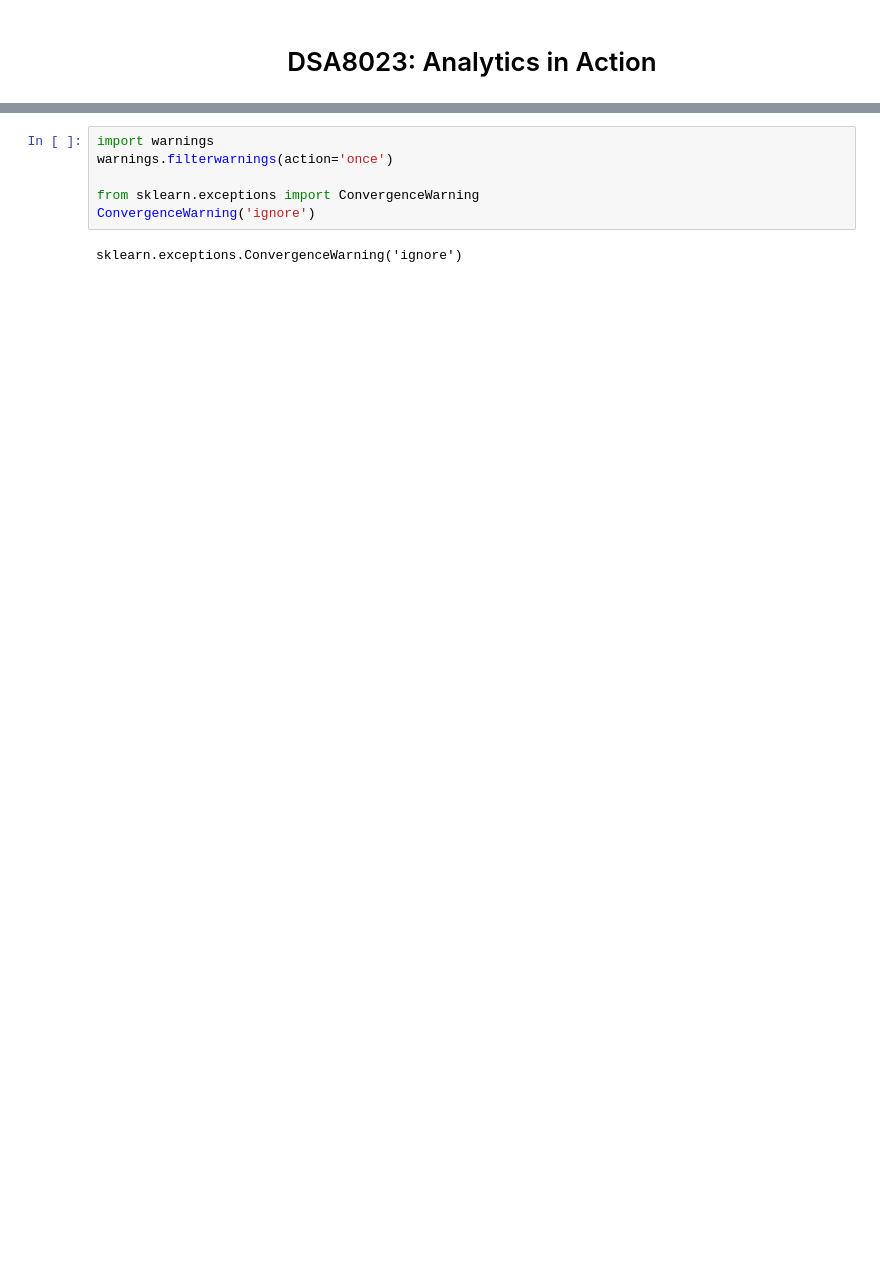
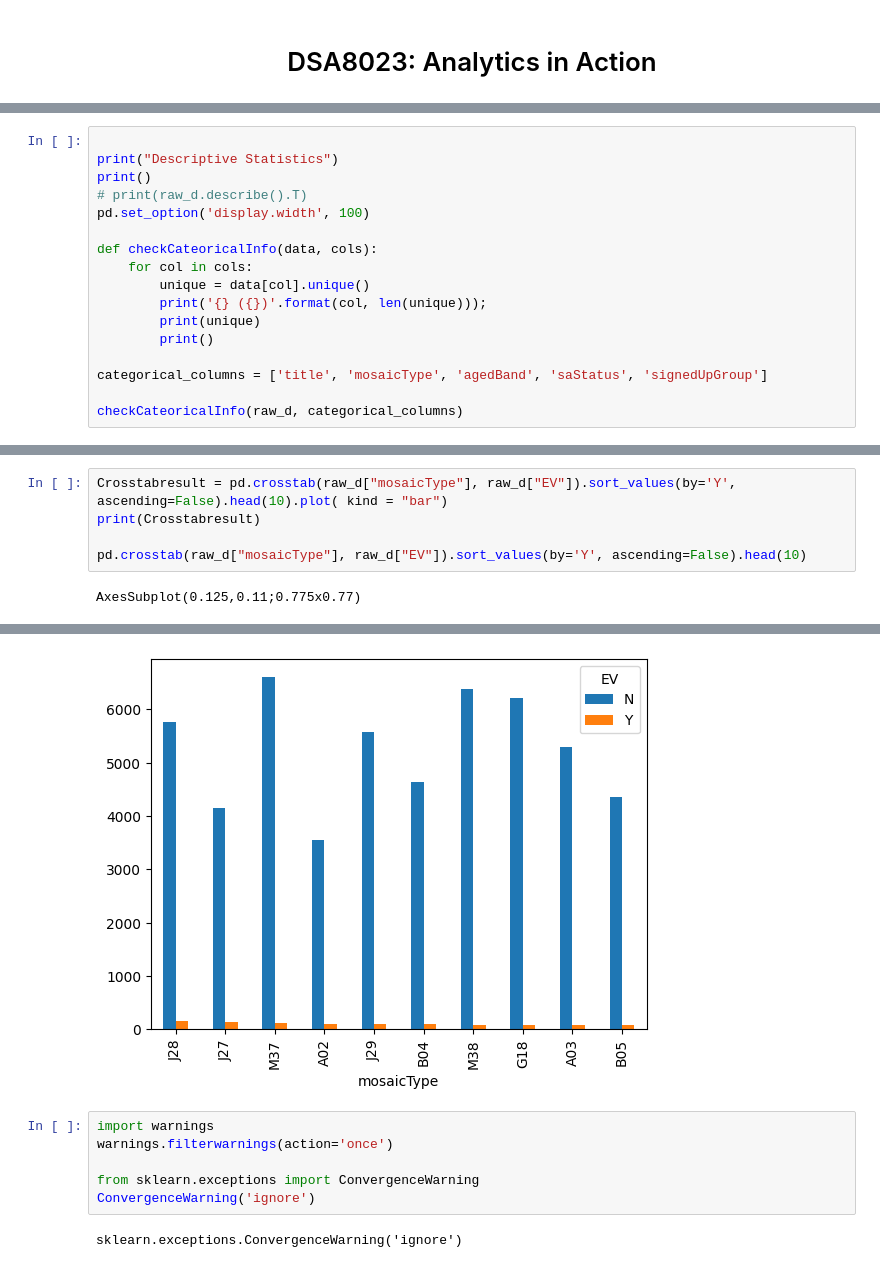
Before and after one commit to varunthefalcon/QUB_Energia, a Jupyter notebook: Answer.ipynb, the cells around one changed output, grey strips where cells are left out. Saved outputs shown, nothing was run; the diff lists cells and outputs as text; blank space fills up the shorter version.

```diff
--- a/Answer.ipynb
+++ b/Answer.ipynb
@@ -42,0 +117,17 @@ $( document ).ready(code_toggle);
+# %%
+
+print("Descriptive Statistics")
+print()
+# print(raw_d.describe().T)
+pd.set_option('display.width', 100)
+
+def checkCateoricalInfo(data, cols):
+    for col in cols:
+        unique = data[col].unique()
+        print('{} ({})'.format(col, len(unique)));
+        print(unique)
+        print()
+
+categorical_columns = ['title', 'mosaicType', 'agedBand', 'saStatus', 'signedUpGroup']
+
+checkCateoricalInfo(raw_d, categorical_columns)
@@ -42,0 +181,7 @@ $( document ).ready(code_toggle);
+# %%
+Crosstabresult = pd.crosstab(raw_d["mosaicType"], raw_d["EV"]).sort_values(by='Y', ascending=False).head(10).plot( kind = "bar")
+print(Crosstabresult)
+
+pd.crosstab(raw_d["mosaicType"], raw_d["EV"]).sort_values(by='Y', ascending=False).head(10)
+# %% [output]
+AxesSubplot(0.125,0.11;0.775x0.77)
@@ -43,3 +200,4 @@ $( document ).ready(code_toggle);
+[figure, added]
 # %%
 import warnings
 warnings.filterwarnings(action='once')
```
Also changed, not shown: parts of 38 cells of this notebook, 1 other file.
